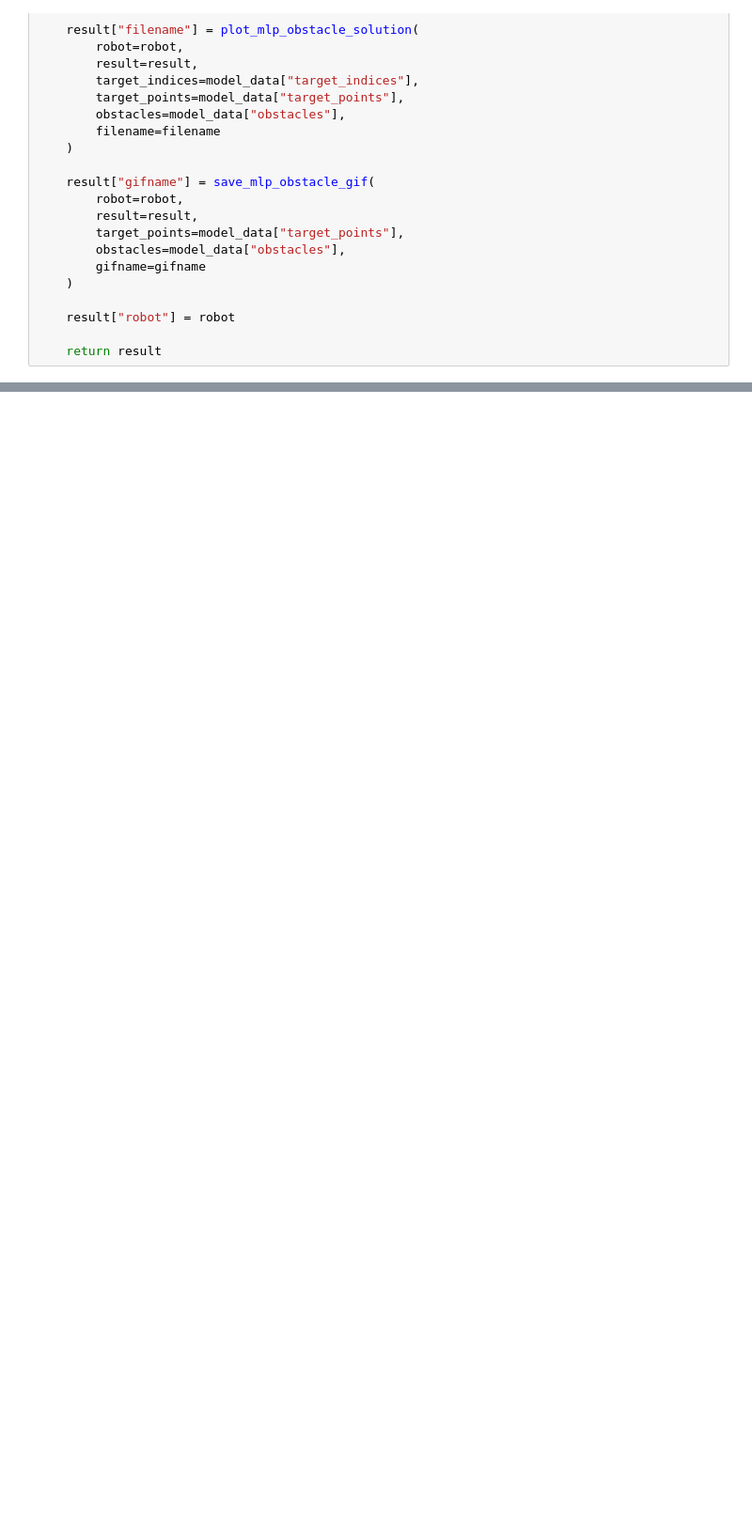
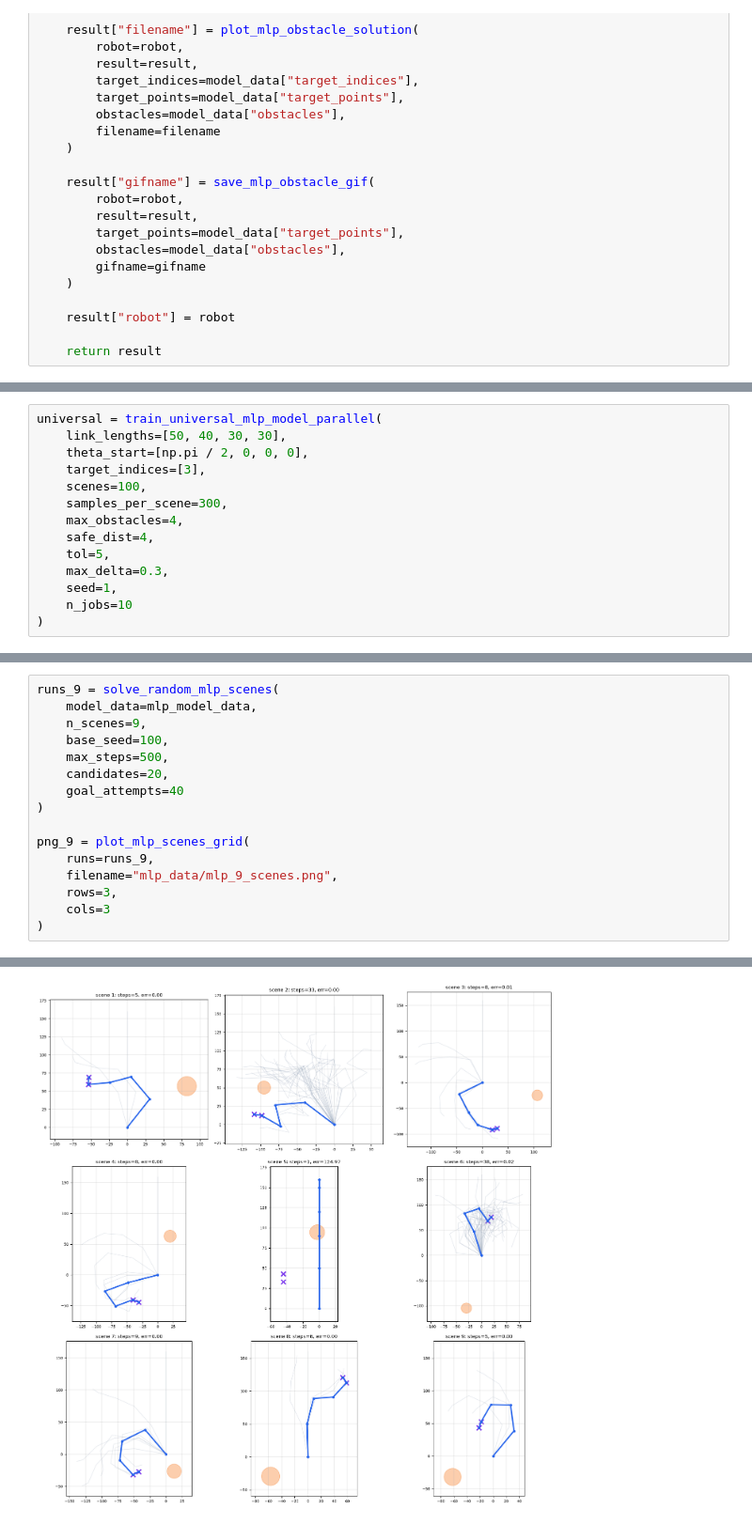
Before and after one commit to n-sukhov/manipulator-ml-control, a Jupyter notebook: manipulator_ml_control.ipynb, the cells around one changed output, grey strips where cells are left out. Shown at 94% size. Drawn from its saved outputs; the diff is of its cells as text; blank space fills up the shorter version.

```diff
--- a/manipulator_ml_control.ipynb
+++ b/manipulator_ml_control.ipynb
@@ -951,0 +1369,14 @@ mlp_result = solve_mlp_obstacles(
+# %%
+universal = train_universal_mlp_model_parallel(
+    link_lengths=[50, 40, 30, 30],
+    theta_start=[np.pi / 2, 0, 0, 0],
+    target_indices=[3],
+    scenes=100,
+    samples_per_scene=300,
+    max_obstacles=4,
+    safe_dist=4,
+    tol=5,
+    max_delta=0.3,
+    seed=1,
+    n_jobs=10
+)
@@ -951,0 +1946,17 @@ mlp_result = solve_mlp_obstacles(
+# %%
+runs_9 = solve_random_mlp_scenes(
+    model_data=mlp_model_data,
+    n_scenes=9,
+    base_seed=100,
+    max_steps=500,
+    candidates=20,
+    goal_attempts=40
+)
+
+png_9 = plot_mlp_scenes_grid(
+    runs=runs_9,
+    filename="mlp_data/mlp_9_scenes.png",
+    rows=3,
+    cols=3
+)
+# %% [output]
@@ -951,0 +1974 @@ mlp_result = solve_mlp_obstacles(
+[figure, added]
```
Also changed, not shown: parts of 21 cells of this notebook, 8 other files.
